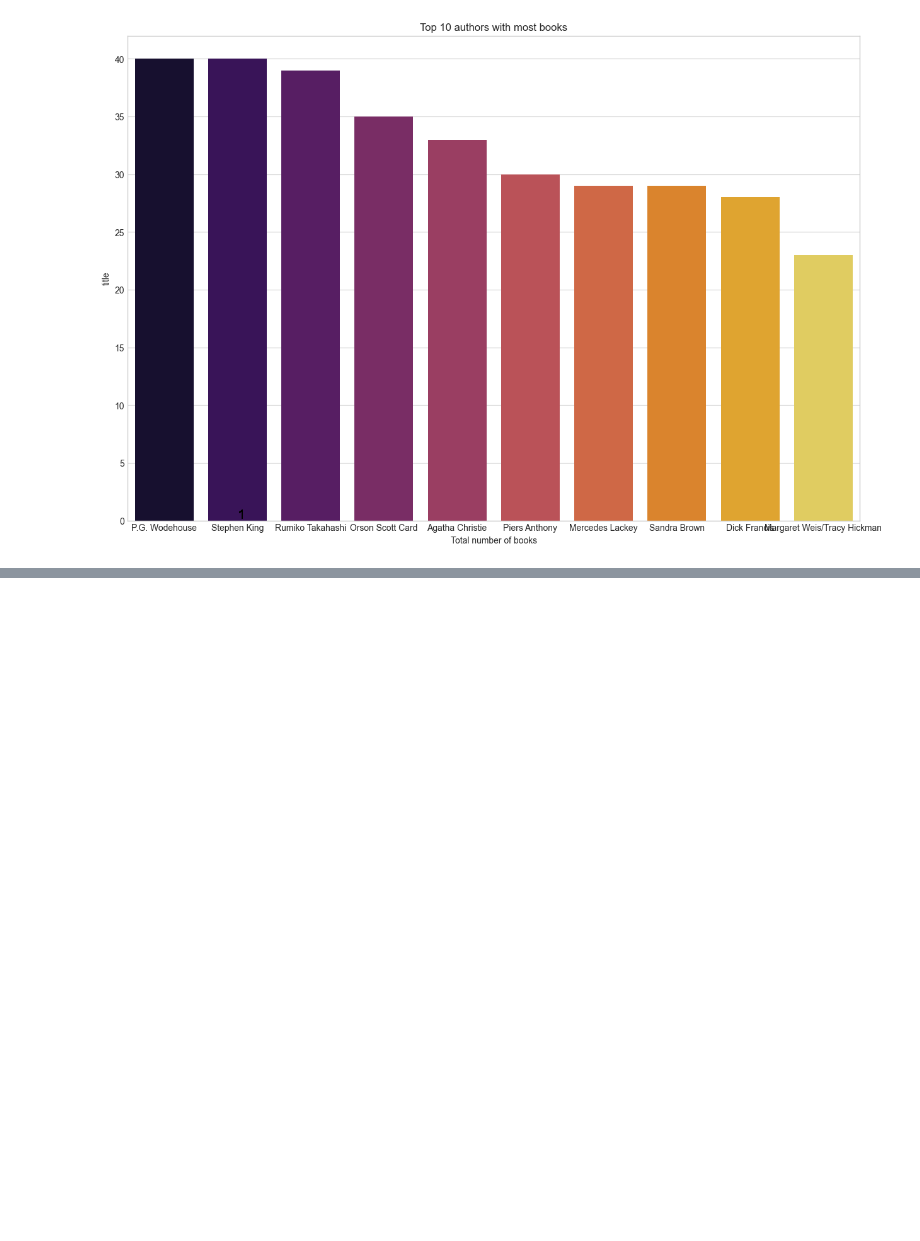
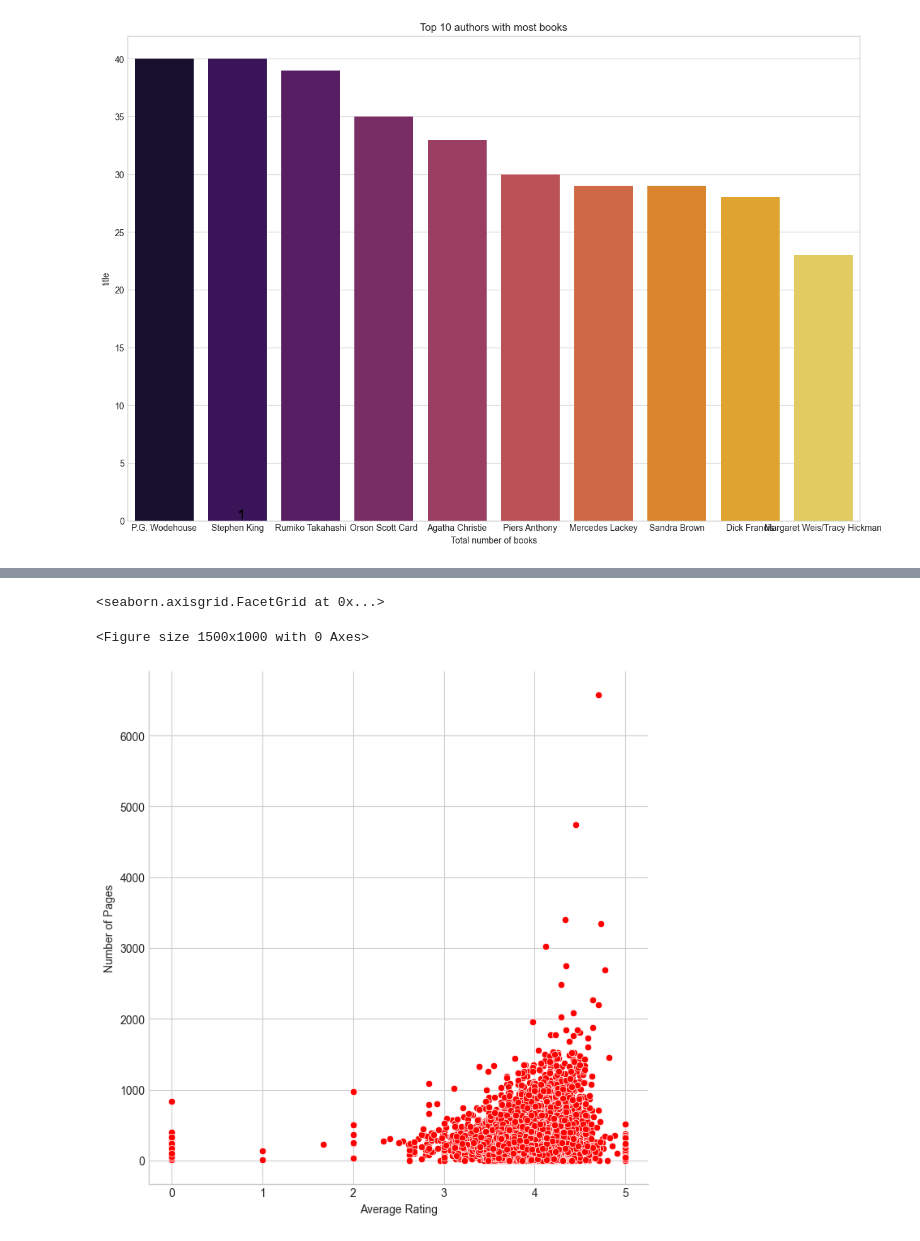
Before and after one commit to akshargrover/Book-Recommendation-System, a Jupyter notebook: Book_recommendation_system.ipynb, the cells around one changed output, grey strips where cells are left out. Cells and saved outputs as stored; diff of their text form; code cells hidden in the pictures; blank space fills up the shorter version.

```diff
--- a/Book_recommendation_system.ipynb
+++ b/Book_recommendation_system.ipynb
@@ -102,0 +144,8 @@ Passing `palette` without assigning `hue` is deprecated and will be removed in v
+# %%
+plt.figure(figsize=(15,10))
+ax = sns.relplot(x="average_rating", y="  num_pages", data = df, color = 'red',sizes=(100, 200), height=7, marker='o')
+ax.set_axis_labels("Average Rating", "Number of Pages")
+# %% [output]
+<seaborn.axisgrid.FacetGrid at 0x...>
+<Figure size 1500x1000 with 0 Axes>
+[figure, added]
```
Also changed, not shown: parts of 14 cells of this notebook, 1 other file.
